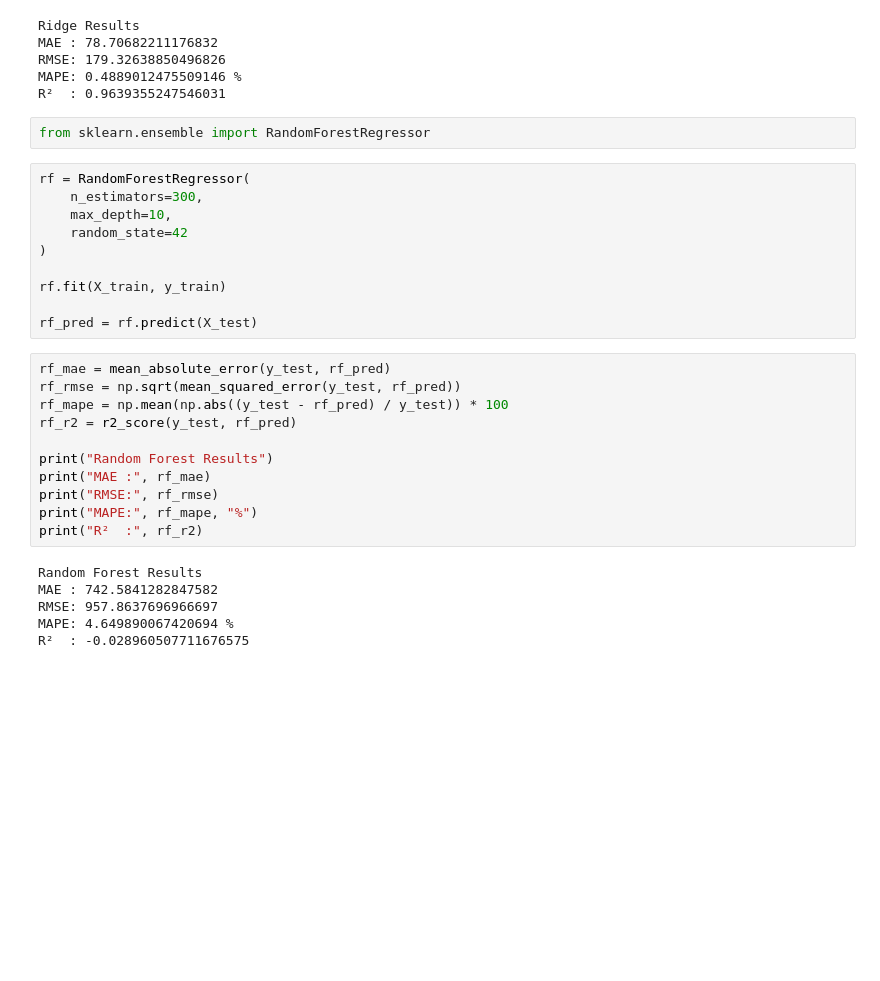
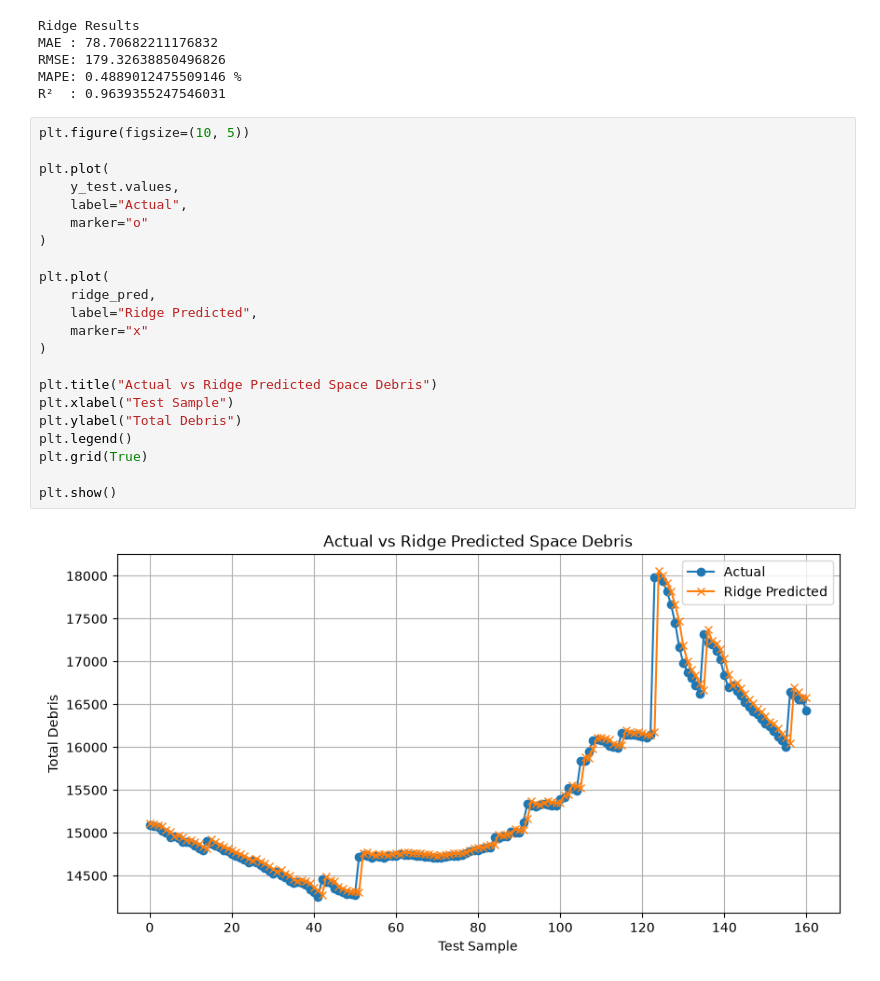
Before and after one commit to 1104impana/orbital-debris-forecast, a Jupyter notebook: backend/ml/train_model.ipynb, the cells around one changed output. Saved outputs shown, nothing was run; the diff lists cells and outputs as text; blank space fills up the shorter version.

Commit message:
predicted debris planted

```diff
--- a/backend/ml/train_model.ipynb
+++ b/backend/ml/train_model.ipynb
@@ -225,32 +244,27 @@ MAE : 78.70682211176832
 RMSE: 179.32638850496826
 MAPE: 0.4889012475509146 %
 R²  : 0.9639355247546031
-# %%
-from sklearn.ensemble import RandomForestRegressor
-# %%
-rf = RandomForestRegressor(
-    n_estimators=300,
-    max_depth=10,
-    random_state=42
-)
-
-rf.fit(X_train, y_train)
-
-rf_pred = rf.predict(X_test)
-# %%
-rf_mae = mean_absolute_error(y_test, rf_pred)
-rf_rmse = np.sqrt(mean_squared_error(y_test, rf_pred))
-rf_mape = np.mean(np.abs((y_test - rf_pred) / y_test)) * 100
-rf_r2 = r2_score(y_test, rf_pred)
-
-print("Random Forest Results")
-print("MAE :", rf_mae)
-print("RMSE:", rf_rmse)
-print("MAPE:", rf_mape, "%")
-print("R²  :", rf_r2)
-# %% [output]
-Random Forest Results
-MAE : 742.5841282847582
-RMSE: 957.8637696966697
-MAPE: 4.649890067420694 %
-R²  : -0.028960507711676575
+# %%
+plt.figure(figsize=(10, 5))
+
+plt.plot(
+    y_test.values,
+    label="Actual",
+    marker="o"
+)
+
+plt.plot(
+    ridge_pred,
+    label="Ridge Predicted",
+    marker="x"
+)
+
+plt.title("Actual vs Ridge Predicted Space Debris")
+plt.xlabel("Test Sample")
+plt.ylabel("Total Debris")
+plt.legend()
+plt.grid(True)
+
+plt.show()
+# %% [output]
+[figure, added]
```
Also changed, not shown: parts of 24 cells of this notebook, 10 other files.
